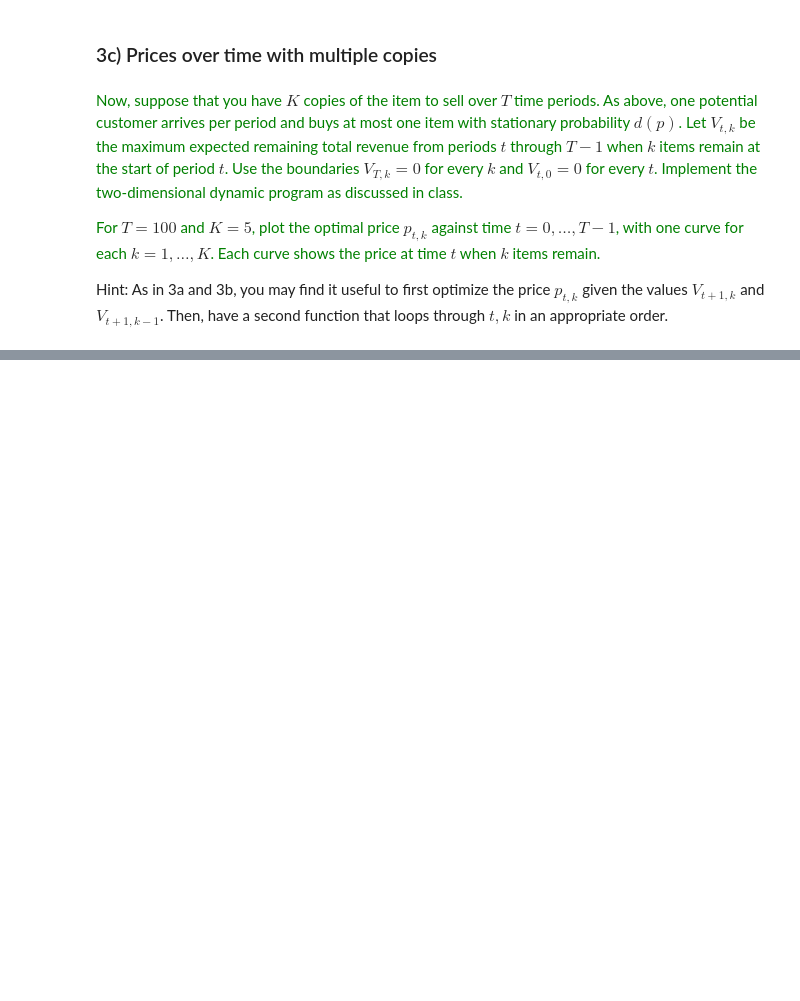
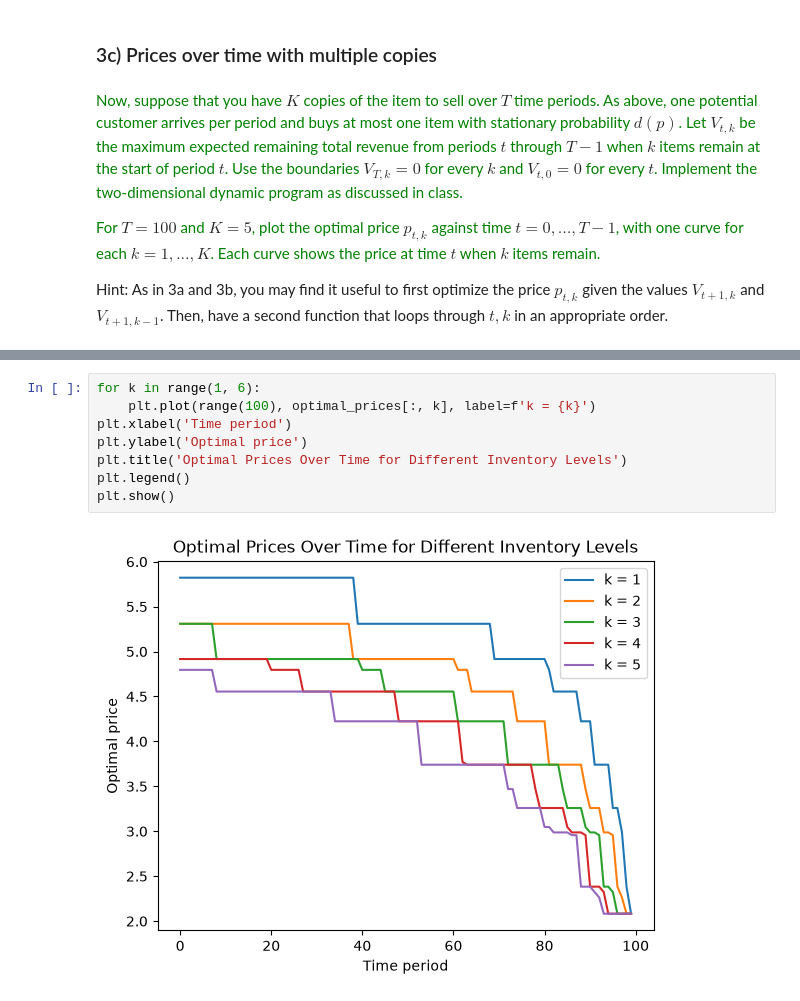
Before and after one commit to zoekrishtul/orie5355-hw3, a Jupyter notebook: HW3.ipynb, the cells around one changed output, grey strips where cells are left out. Cells and saved outputs as stored; diff of their text form; blank space fills up the shorter version.

```diff
--- a/HW3.ipynb
+++ b/HW3.ipynb
@@ -623,0 +693,10 @@ Hint: As in 3a and 3b, you may find it useful to first optimize the price $p_{t,
+# %%
+for k in range(1, 6):
+    plt.plot(range(100), optimal_prices[:, k], label=f'k = {k}')
+plt.xlabel('Time period')
+plt.ylabel('Optimal price')
+plt.title('Optimal Prices Over Time for Different Inventory Levels')
+plt.legend()
+plt.show()
+# %% [output]
+[figure, added]
```
Also changed, not shown: parts of 12 cells of this notebook.
